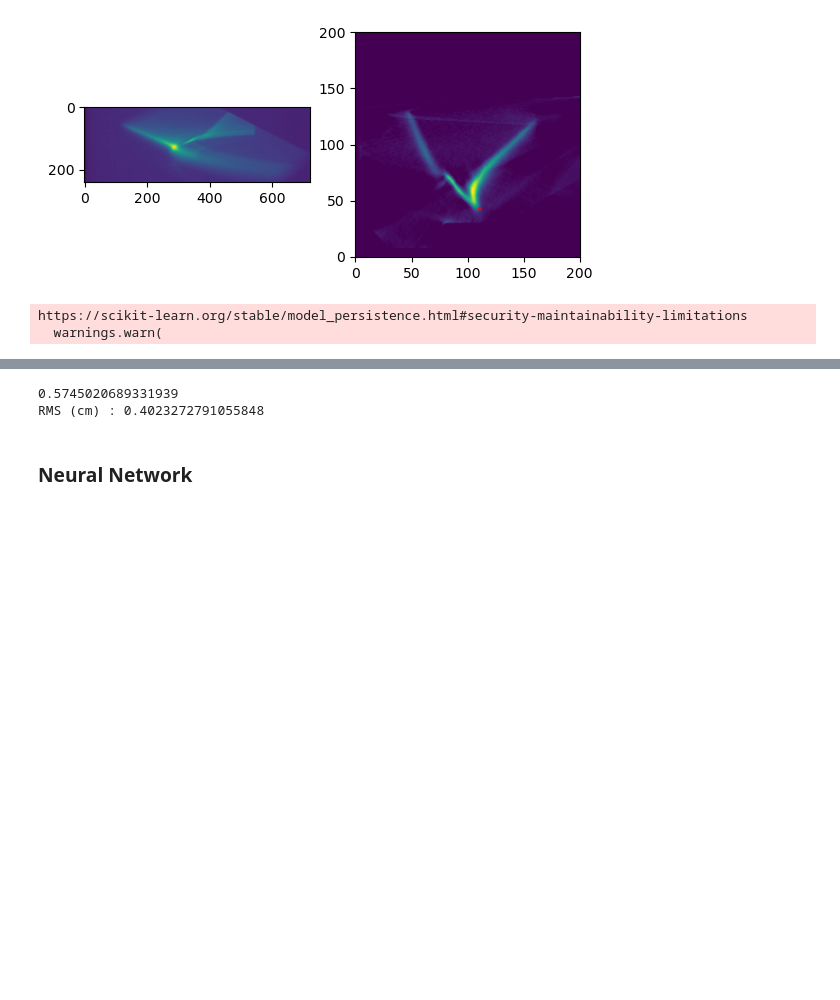
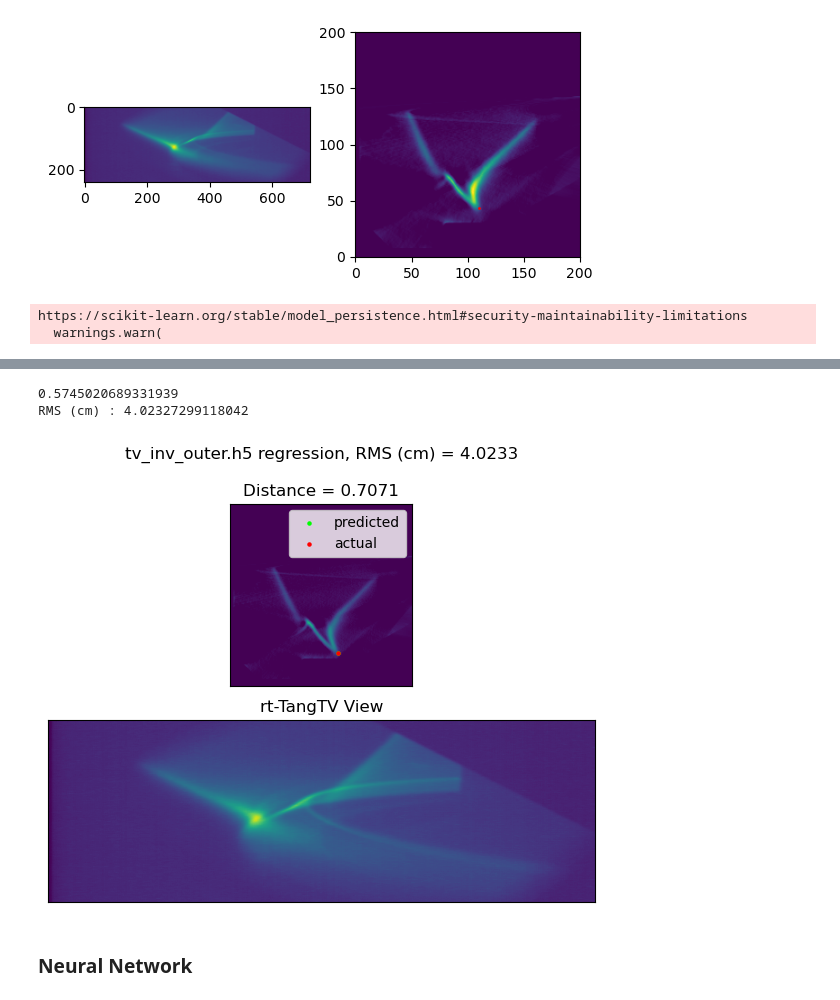
Before and after one commit to PlasmaControl/plasma-tv, a Jupyter notebook: get_coordinates/neural_tv.ipynb, the cells around one changed output, grey strips where cells are left out. Saved outputs shown, nothing was run; the diff lists cells and outputs as text; code cells hidden in the pictures; blank space fills up the shorter version.

```diff
--- a/get_coordinates/neural_tv.ipynb
+++ b/get_coordinates/neural_tv.ipynb
@@ -255,47 +274,57 @@ plt.show()
-# %%
-r_sq = regr.score(vid_test_reshape, points_test_reshape)
-r_predict = regr.predict(vid_test_reshape)
-real_predict = np.array([radii[np.round(r_predict[:,0]).astype(int)],elevation[np.round(r_predict[:,1]).astype(int)]]).T
-real_y = np.array([radii[np.round(points_test_reshape[:,0]).astype(int)],elevation[np.round(points_test_reshape[:,1]).astype(int)]]).T
-rms = np.sqrt(mean_squared_error(real_predict, real_y)*100)
-print(r_sq)
-print(f"RMS (cm) : {rms}")
-# %% [output]
-0.5745020689331939
-RMS (cm) : 0.4023272791055848
+# %%
+vid_train_down = downsample2d(vid_train, down_n)
+vid_test_down = downsample2d(vid_test, down_n)
+
+vid_train_down_reshape = flatten(vid_train_down)
+vid_test_down_reshape = flatten(vid_test_down)
+points_train_reshape = flatten(points_train)
+points_test_reshape = flatten(points_test)
+
+numpixel = vid_train_down_reshape.shape[1]
+
+r_predict, r_sq, dist, rms = regr_scoring(vid_train_down_reshape, vid_test_down_reshape, points_train_reshape, points_test_reshape)
+
+print(r_sq)
+print(f"RMS (cm) : {rms}")
+# %% [output]
+0.5745020689331939
+RMS (cm) : 4.02327299118042
 # %%
 fig, (ax, bx) = plt.subplots(2,1)
 
 # Create scatter plots
 inv_plot = ax.imshow(inverted_test[0], origin='lower')
 scat_pred = ax.scatter([], [], c='lime', s = 5, label='predicted')
 scat_actual = ax.scatter([], [], c='red', s = 5, label='actual')
 vid_plot = bx.imshow(vid_test[0])
+distance = ax.set_title(f"Distance = {dist[0]:.4f}")
 # ax.set_xlim([1,2])
 # ax.set_ylim([-1.4,-.4])
 ax.legend()
 ax.set_title("Inverted View")
 bx.set_title("rt-TangTV View")
 ax.set_xticks([])
 ax.set_yticks([])
 bx.set_xticks([])
 bx.set_yticks([])
 fig.suptitle(f"{file_name} regression, RMS (cm) = {rms:.4f}")
 plt.tight_layout()
 
 def update(num):
     x, y = r_predict[num]
     a, b = points_test_reshape[num]
     inv_plot.set_data(inverted_test[num])
     scat_pred.set_offsets((x, y))
     scat_actual.set_offsets((a, b))
     vid_plot.set_data(vid_test[num])
+    distance.set_text(f"Distance = {dist[num]:.4f}")
     return inv_plot, scat_pred, scat_actual, vid_plot
 
 FFwriter = animation.FFMpegWriter(fps=60)
 ani = animation.FuncAnimation(fig, update, frames=tqdm(range(len(r_predict))), interval=20, blit=True)
-ani.save(Path(f'./tmp/{file_name}_regress_full.gif'))
-plt.close()
+ani.save('regress.mp4', writer=FFwriter)
+# %% [output]
+[figure, added]
 # %% [markdown]
 ### Neural Network
 # %%
```
Also changed, not shown: parts of 10 cells of this notebook, 24 other files.
